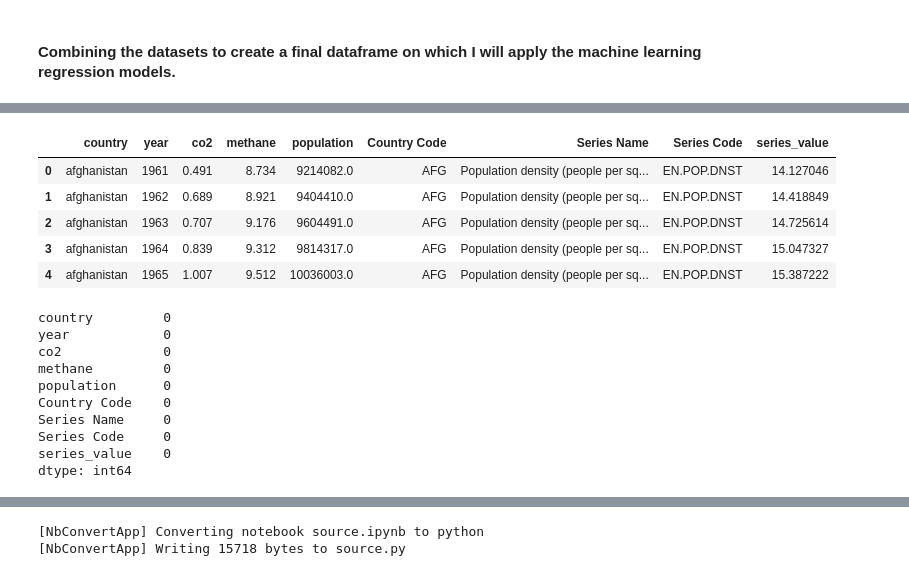
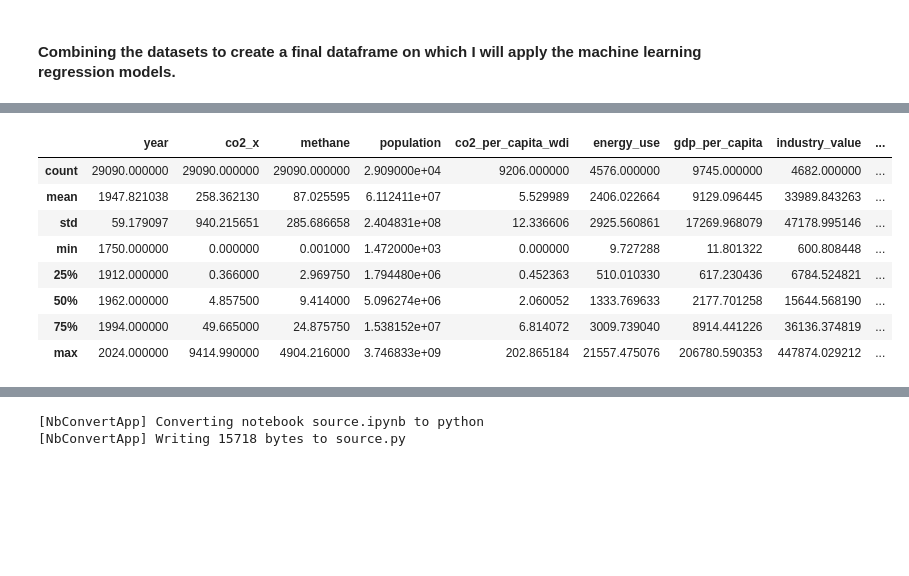
Before and after one commit to IT4063C-Spring26/final-project-proddasr, a Jupyter notebook: source.ipynb, the cells around one changed output, grey strips where cells are left out. Cells and saved outputs as stored; diff of their text form; code cells hidden in the pictures; blank space fills up the shorter version.

Commit message:
Prepared the final_df dataframe for machine learning

```diff
--- a/source.ipynb
+++ b/source.ipynb
@@ -885,0 +880,6 @@ plt.show()
+# %%
+wdi_pivot = wdi_cleaned.pivot_table(
+    index=['country', 'year'],
+    columns='Series Name',
+    values='series_value'
+).reset_index()
@@ -885,0 +896,12 @@ plt.show()
+# %%
+# Rename the columns in the wdi_pivot DataFrame for meaningful names.
+wdi_pivot = wdi_pivot.rename(columns={
+    'Carbon dioxide (CO2) emissions excluding LULUCF per capita (t CO2e/capita)': 'co2_per_capita_wdi',
+    'Energy use (kg of oil equivalent per capita)': 'energy_use',
+    'GDP per capita (current US$)': 'gdp_per_capita',
+    'Industry (including construction), value added per worker (constant 2015 US$)': 'industry_value',
+    'Methane (CH4) emissions (total) excluding LULUCF (Mt CO2e)': 'methane_wdi',
+    'Population density (people per sq. km of land area)': 'population_density',
+    'Renewable energy consumption (% of total final energy consumption)': 'renewable_energy'
+})
+wdi_pivot.head()
@@ -1052,27 +1120,27 @@ wdi_cleaned['country'] = wdi_cleaned['country'].str.lower().str.strip()
 # %%
 # Combine the database result DataFrame with methane dataframe.
 final_df = database_result.merge(
-    wdi_cleaned,
+    wdi_pivot,
     on=['country', 'year'],
-    how='inner'
+    how='left'
 )
 
 # Merge the carbon emissions DataFrame with the final_df DataFrame.
 final_df = final_df.merge(
     Carbon_emissions_df,
     on=['country', 'year'],
-    how='inner'
+    how='left'
 )
 
 # Merge the carbon emissions per capita DataFrame with the final_df DataFrame.
 final_df = final_df.merge(
     Carbon_emissions_per_capita_df,
     on=['country', 'year'],
-    how='inner'
+    how='left'
 )
 
 # final_df = final_df.merge(
 #     Methane_final_df,
 #     on=['country', 'year'],
-#     how='inner'
+#     how='left'
 # )
@@ -1102,22 +1170,23 @@ memory usage: 3.3 MB
+# %%
+# Remove unnecessary columns from the final_df DataFrame that are not needed for our analysis.
+
+final_df = final_df.drop(columns=[
+    'co2_y',                  # duplicate source
+    'co2_per_capita_y',       # too many missing values
+    'Date',                   # not needed (year already exists)
+    'methane_wdi',            # duplicate source
+    'co2_per_capita_x',       # duplicate source
+    'country'                 # Not needed for Machine Learning.
+])
 # %%
-final_df.head()
+final_df.describe()
 # %% [output]
-|  | country | year | co2 | methane | population | Country Code | Series Name | Series Code | series_value |
-| 0 | afghanistan | 1961 | 0.491 | 8.734 | 9214082.0 | AFG | Population density (people per sq... | EN.POP.DNST | 14.127046 |
-| 1 | afghanistan | 1962 | 0.689 | 8.921 | 9404410.0 | AFG | Population density (people per sq... | EN.POP.DNST | 14.418849 |
-| 2 | afghanistan | 1963 | 0.707 | 9.176 | 9604491.0 | AFG | Population density (people per sq... | EN.POP.DNST | 14.725614 |
-| 3 | afghanistan | 1964 | 0.839 | 9.312 | 9814317.0 | AFG | Population density (people per sq... | EN.POP.DNST | 15.047327 |
-| 4 | afghanistan | 1965 | 1.007 | 9.512 | 10036003.0 | AFG | Population density (people per sq... | EN.POP.DNST | 15.387222 |
+|  | year | co2_x | methane | population | co2_per_capita_wdi | energy_use | gdp_per_capita | industry_value | ... |
+| count | 29090.000000 | 29090.000000 | 29090.000000 | 2.909000e+04 | 9206.000000 | 4576.000000 | 9745.000000 | 4682.000000 | ... |
+| mean | 1947.821038 | 258.362130 | 87.025595 | 6.112411e+07 | 5.529989 | 2406.022664 | 9129.096445 | 33989.843263 | ... |
+| std | 59.179097 | 940.215651 | 285.686658 | 2.404831e+08 | 12.336606 | 2925.560861 | 17269.968079 | 47178.995146 | ... |
+| min | 1750.000000 | 0.000000 | 0.001000 | 1.472000e+03 | 0.000000 | 9.727288 | 11.801322 | 600.808448 | ... |
+| 25% | 1912.000000 | 0.366000 | 2.969750 | 1.794480e+06 | 0.452363 | 510.010330 | 617.230436 | 6784.524821 | ... |
+| 50% | 1962.000000 | 4.857500 | 9.414000 | 5.096274e+06 | 2.060052 | 1333.769633 | 2177.701258 | 15644.568190 | ... |
+| 75% | 1994.000000 | 49.665000 | 24.875750 | 1.538152e+07 | 6.814072 | 3009.739040 | 8914.441226 | 36136.374819 | ... |
+| max | 2024.000000 | 9414.990000 | 4904.216000 | 3.746833e+09 | 202.865184 | 21557.475076 | 206780.590353 | 447874.029212 | ... |
-# %%
-final_df.isnull().sum()
-# %% [output]
-country         0
-year            0
-co2             0
-methane         0
-population      0
-Country Code    0
-Series Name     0
-Series Code     0
-series_value    0
-dtype: int64
```
Also changed, not shown: parts of 22 cells of this notebook.
